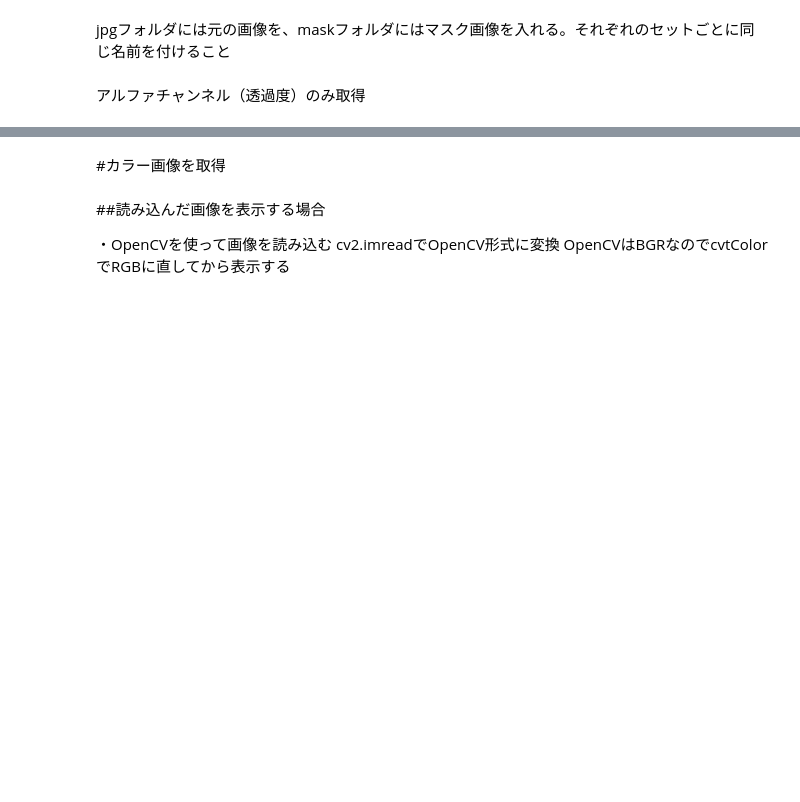
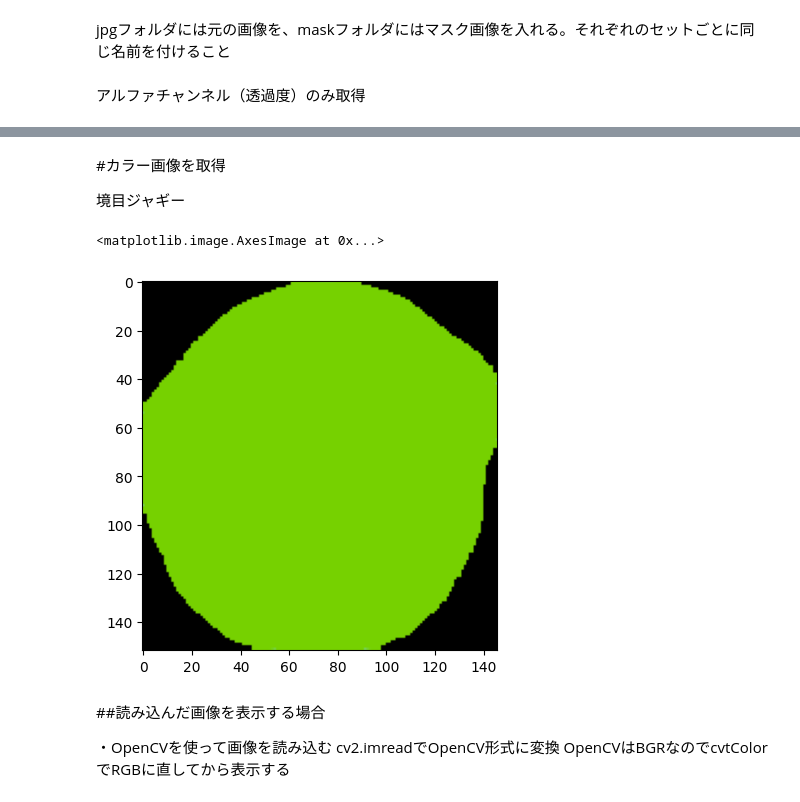
Before and after one commit to 1900690/image-movie-editing, a Jupyter notebook: セグメンテーションマスク作成.ipynb, the cells around one changed output, grey strips where cells are left out. Drawn from its saved outputs; the diff is of its cells as text; code cells hidden in the pictures; blank space fills up the shorter version.

```diff
--- a/セグメンテーションマスク作成.ipynb
+++ b/セグメンテーションマスク作成.ipynb
@@ -92,42 +99,54 @@ for name in FILE_PASS:
 # %% [markdown]
 #カラー画像を取得
+
+境目ジャギー
 # %%
 import cv2
 from matplotlib import pyplot as plt
 import glob
 
-color_list = [(255,0,0),(0,255,0),(0,0,255),(255,255,0),(0,255,255),(255,255,255)]
+color_list = [(118,209,0),(118,209,0),(118,209,0),(118,209,0),(118,209,0)]
 
 
 #maskフォルダのリストを取得
 LOAD_FOLDA = 'mask'
 LOAD_NAME = os.listdir(LOAD_FOLDA)
 
 
 #colerを作成
 SAVE_NAME = 'coler'
 if not os.path.exists('./' +SAVE_NAME):
     os.mkdir('./' +SAVE_NAME)
 
 #coler画像を作るためのfor文
 for file_name in LOAD_NAME:
   im = cv2.imread('/content/'+LOAD_FOLDA+'/'+file_name,flags=cv2.IMREAD_GRAYSCALE)
   contours, hierarchy = cv2.findContours(im,cv2.RETR_EXTERNAL,cv2.CHAIN_APPROX_SIMPLE)
 
   img2 = cv2.cvtColor(im, cv2.COLOR_GRAY2BGR)
   for i in range(len(contours)):
       cnt = contours[i]
       img2 = cv2.drawContours(img2, [cnt], 0, color_list[i], -1)
+      #ｽﾑｰｼﾝｸﾞ処理
+      kernel = np.ones((3,3),np.uint8)
+      img2 = cv2.morphologyEx(img2, cv2.MORPH_CLOSE, kernel)
   arfa_image = cv2.cvtColor(img2, cv2.COLOR_BGR2RGB)
   cv2.imwrite('/content/'+SAVE_NAME+'/'+file_name, arfa_image)# 画像ファイルとして保存
 
 #カラーコードをHEX形式でtxtに出力
 fname = '/content/'+SAVE_NAME+'/'+'coler_code.txt'
 f = open(fname,'w')
 for i in color_list:
   html_color='#%02X%02X%02X' % i+"\n"
   f.write(html_color)
 f.close()
+
+im = cv2.imread('/content/'+SAVE_NAME+'/'+file_name)
+src = cv2.cvtColor(im, cv2.COLOR_BGR2RGB)
+plt.imshow(src)
+# %% [output]
+<matplotlib.image.AxesImage at 0x...>
+[figure, added]
 # %% [markdown]
 ##読み込んだ画像を表示する場合
 
```
Also changed, not shown: parts of 2 cells of this notebook.
